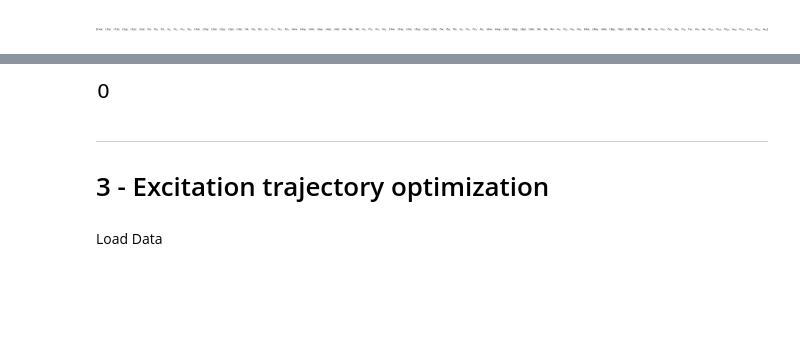
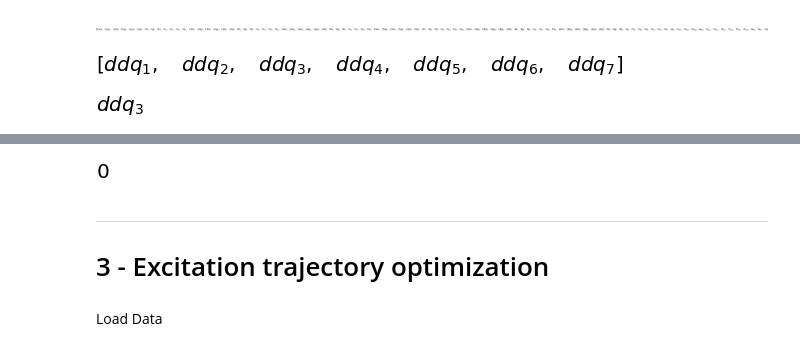
Before and after one commit to leihuagh/dyn_ident_sympy, a Jupyter notebook: main.ipynb, the cells around one changed output, grey strips where cells are left out. Cells and saved outputs as stored; diff of their text form; code cells hidden in the pictures; blank space fills up the shorter version.

```diff
--- a/main.ipynb
+++ b/main.ipynb
@@ -42,7 +45,8 @@ import time
 # model_name = 'mtm_4links_parallel'
 # model_name = 'mtm_3links_parallel'
 
-model_name = 'psm_simple'
+#model_name = 'psm_simple'
+model_name = 'psm_simple_coupled'
 #model_name = 'psm_complete'
 
 
@@ -368,6 +448,14 @@ Finished creating robot dynamics
 robot_def.bary_params
 # %% [output]
 [figure]
+# %%
+robot_def.dd_coordinates
+# %% [output]
+[figure, added]
+# %%
+robot_def.ddq_for_frame[8].free_symbols.pop()
+# %% [output]
+[figure, added]
 # %%
 sympy.Matrix(dyn.base_param)
 # %% [output]
```
Also changed, not shown: parts of 26 cells of this notebook, 22 other files.
